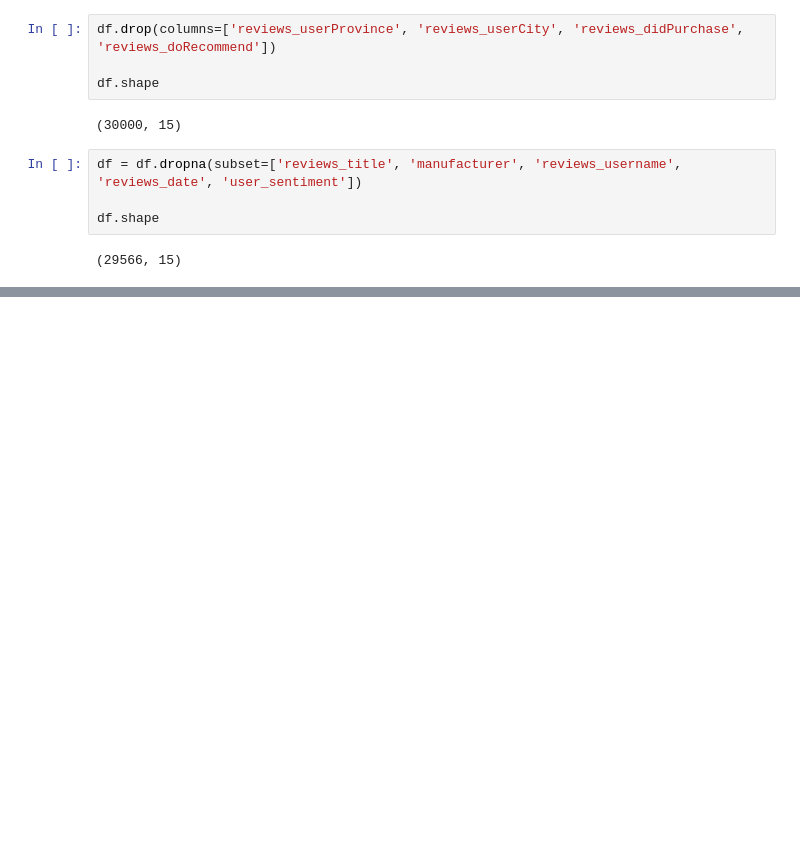
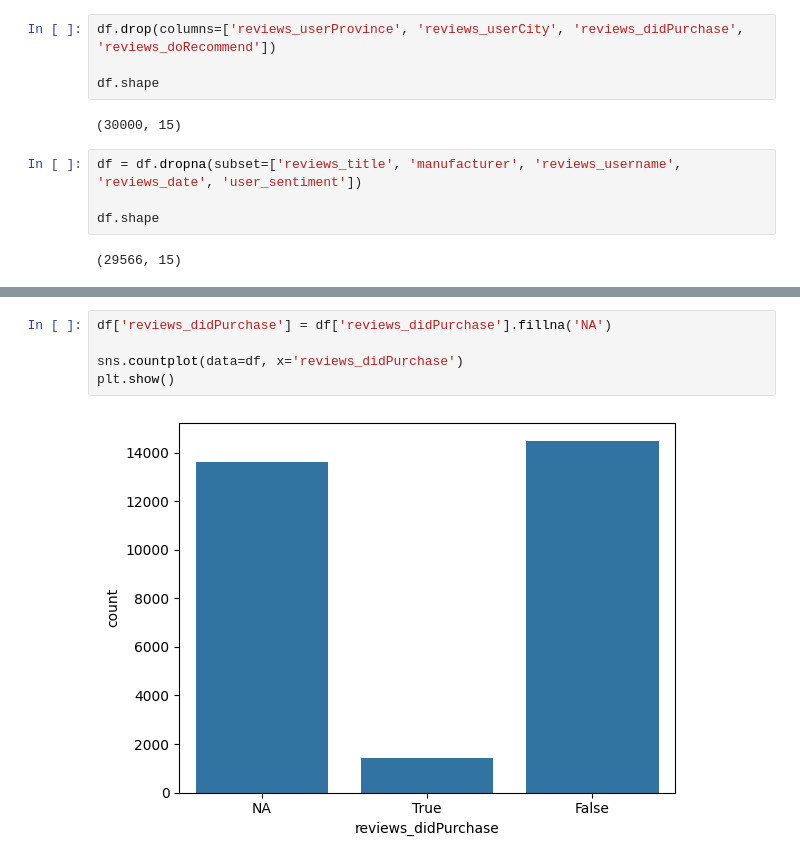
Before and after one commit to uvarajthulasiram/Capstone, a Jupyter notebook: notebooks/recommender.ipynb, the cells around one changed output, grey strips where cells are left out. Cells and saved outputs as stored; diff of their text form; blank space fills up the shorter version.

```diff
--- a/notebooks/recommender.ipynb
+++ b/notebooks/recommender.ipynb
@@ -112 +121,8 @@ plt.show()
 [figure]
+# %%
+df['reviews_didPurchase'] = df['reviews_didPurchase'].fillna('NA')
+
+sns.countplot(data=df, x='reviews_didPurchase')
+plt.show()
+# %% [output]
+[figure, added]
```
Also changed, not shown: parts of 13 cells of this notebook, 2 other files.
